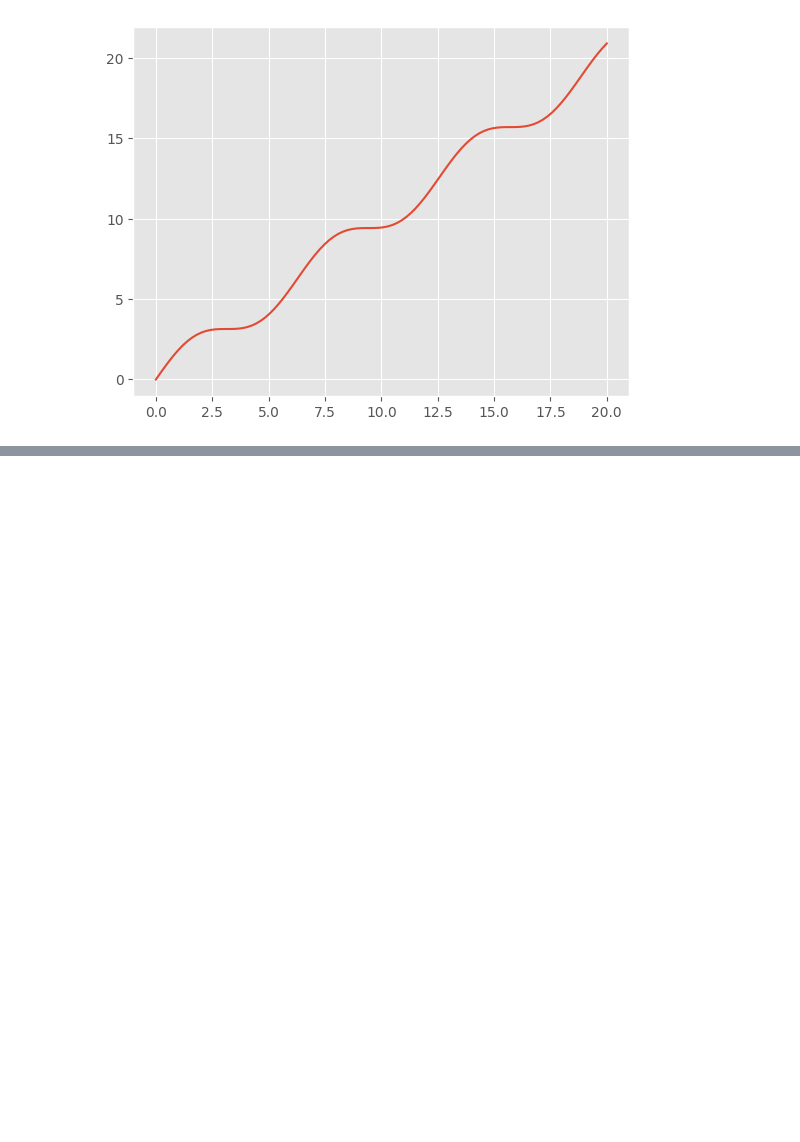
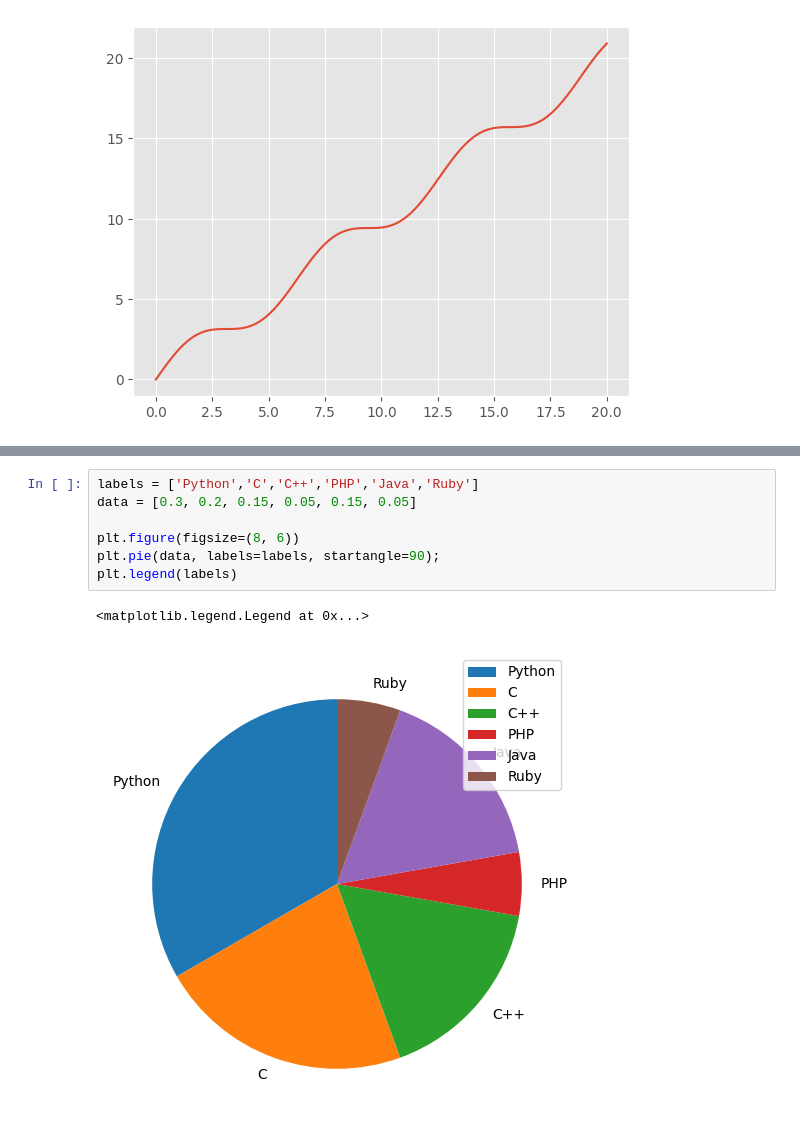
Before and after one commit to nguynlb/DataScience, a Jupyter notebook: Matplotlib/Matplotlib.ipynb, the cells around one changed output, grey strips where cells are left out. Saved outputs shown, nothing was run; the diff lists cells and outputs as text; blank space fills up the shorter version.

```diff
--- a/Matplotlib/Matplotlib.ipynb
+++ b/Matplotlib/Matplotlib.ipynb
@@ -260,0 +271,10 @@ AttributeError: 'Figure' object has no attribute 'title'
+# %%
+labels = ['Python','C','C++','PHP','Java','Ruby']
+data = [0.3, 0.2, 0.15, 0.05, 0.15, 0.05]
+
+plt.figure(figsize=(8, 6))
+plt.pie(data, labels=labels, startangle=90);
+plt.legend(labels)
+# %% [output]
+<matplotlib.legend.Legend at 0x...>
+[figure, added]
```
Also changed, not shown: parts of 31 cells of this notebook, 3 other files.
